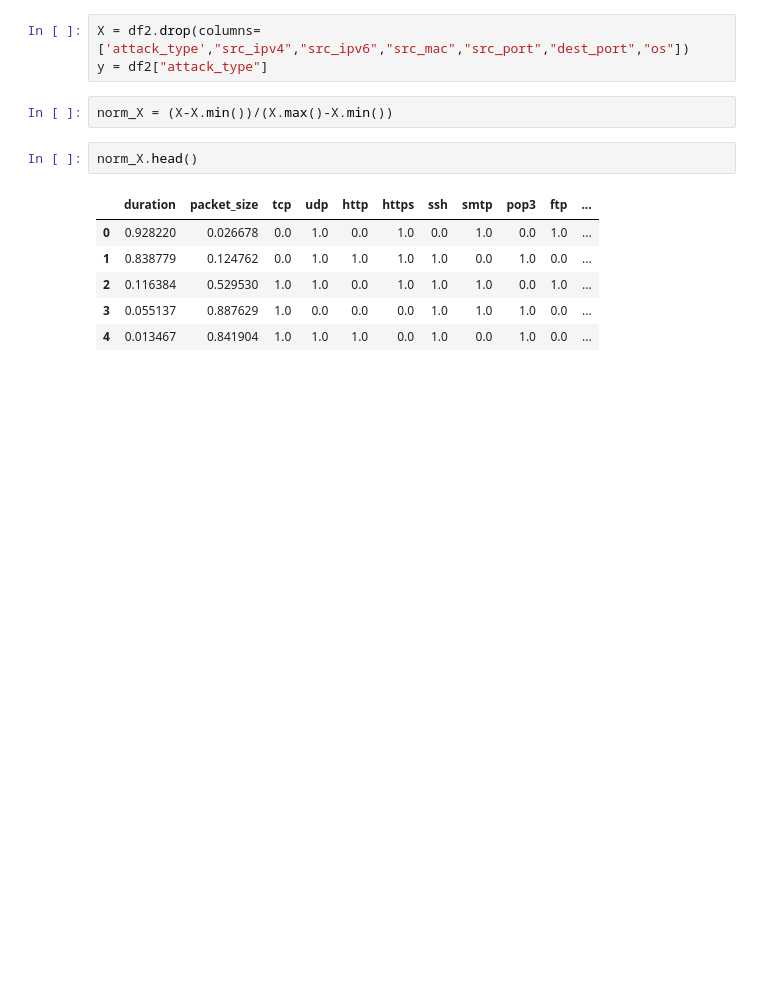
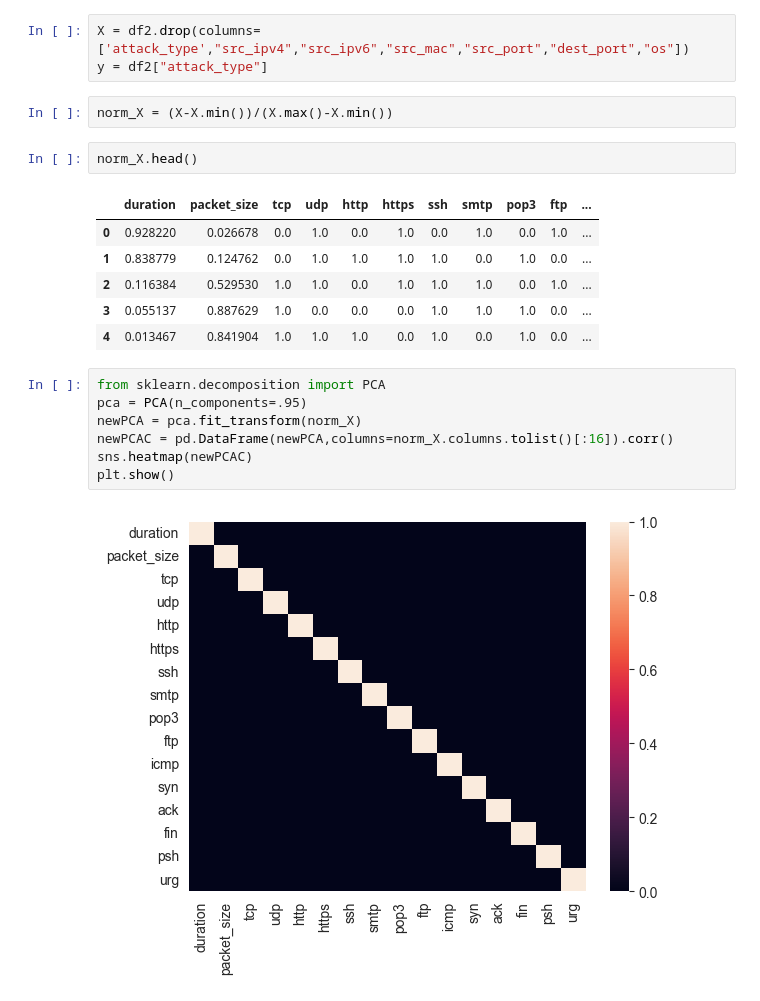
Before and after one commit to hodge-py/Coding_assignments, a Jupyter notebook: Information and Networking Security/CourseProject/malware.ipynb, the cells around one changed output. Drawn from its saved outputs; the diff is of its cells as text; blank space fills up the shorter version.

```diff
--- a/Information and Networking Security/CourseProject/malware.ipynb
+++ b/Information and Networking Security/CourseProject/malware.ipynb
@@ -98,3 +98,12 @@ norm_X.head()
 | 2 | 0.116384 | 0.529530 | 1.0 | 1.0 | 0.0 | 1.0 | 1.0 | 1.0 | 0.0 | 1.0 | ... |
 | 3 | 0.055137 | 0.887629 | 1.0 | 0.0 | 0.0 | 0.0 | 1.0 | 1.0 | 1.0 | 0.0 | ... |
 | 4 | 0.013467 | 0.841904 | 1.0 | 1.0 | 1.0 | 0.0 | 1.0 | 0.0 | 1.0 | 0.0 | ... |
+# %%
+from sklearn.decomposition import PCA
+pca = PCA(n_components=.95)
+newPCA = pca.fit_transform(norm_X)
+newPCAC = pd.DataFrame(newPCA,columns=norm_X.columns.tolist()[:16]).corr()
+sns.heatmap(newPCAC)
+plt.show()
+# %% [output]
+[figure, added]
```
Also changed, not shown: parts of 37 cells of this notebook, 7 other files.
